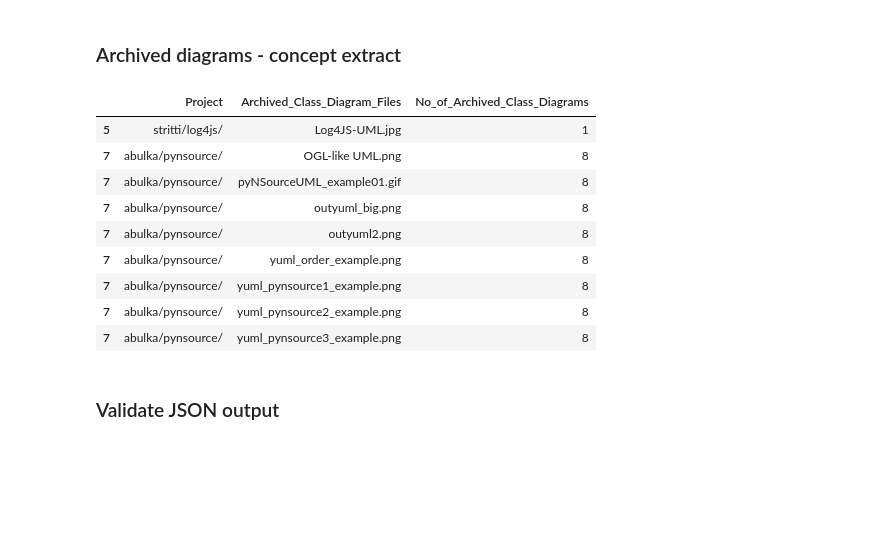
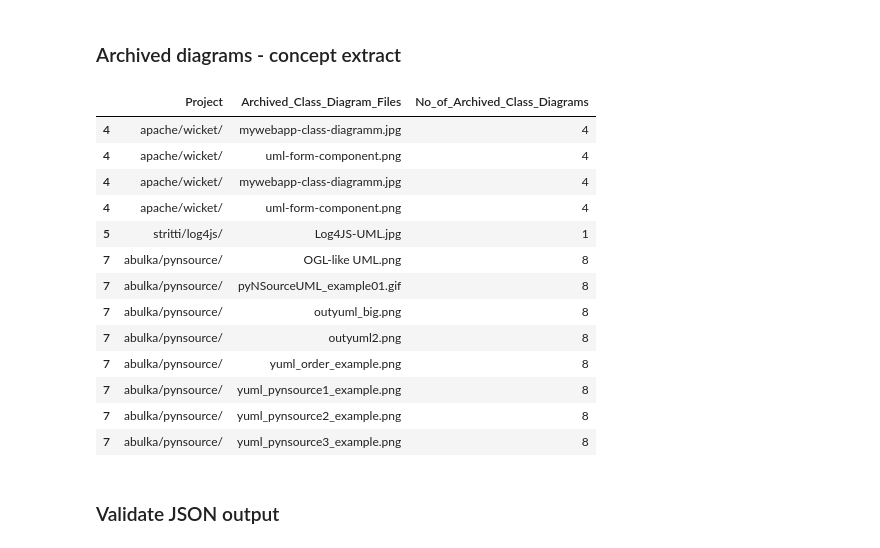
Before and after one commit to zakipauzi/uml_code_traceability, a Jupyter notebook: 3_extract_concepts.ipynb, the cells around one changed output. Drawn from its saved outputs; the diff is of its cells as text; code cells hidden in the pictures; blank space fills up the shorter version.

```diff
--- a/3_extract_concepts.ipynb
+++ b/3_extract_concepts.ipynb
@@ -356,20 +361,24 @@ for proj_name in outlier_proj_names:
 # %% [markdown]
 ### Archived diagrams - concept extract
 # %%
-outlier_proj_names = ['stritti/log4js/','abulka/pynsource/']
+outlier_proj_names = ['apache/wicket/','stritti/log4js/','abulka/pynsource/']
 
 out_sampled_cd_df_stars = pd.read_csv('out_sampled_cd_df_stars.csv')
 out_sampled_cd_df_stars['Archived_Class_Diagram_Files'] = out_sampled_cd_df_stars['Archived_Class_Diagram_Files'].apply(lambda x: ast.literal_eval(x))
 
 out_sampled_cd_df_stars = out_sampled_cd_df_stars[out_sampled_cd_df_stars['Project'].isin(outlier_proj_names)]
 out_sampled_cd_df_stars = out_sampled_cd_df_stars[['Project',	'Archived_Class_Diagram_Files',	'No_of_Archived_Class_Diagrams']]
 # explode the class diagram files
 out_sampled_cd_df_stars = out_sampled_cd_df_stars.explode('Archived_Class_Diagram_Files')
 # for every archived class diagram filepath, we only take the final base of the path name
 out_sampled_cd_df_stars['Archived_Class_Diagram_Files'] = out_sampled_cd_df_stars['Archived_Class_Diagram_Files'].apply(lambda x: os.path.basename(x))
 out_sampled_cd_df_stars
 # %% [output]
 |  | Project | Archived_Class_Diagram_Files | No_of_Archived_Class_Diagrams |
+| 4 | apache/wicket/ | mywebapp-class-diagramm.jpg | 4 |
+| 4 | apache/wicket/ | uml-form-component.png | 4 |
+| 4 | apache/wicket/ | mywebapp-class-diagramm.jpg | 4 |
+| 4 | apache/wicket/ | uml-form-component.png | 4 |
 | 5 | stritti/log4js/ | Log4JS-UML.jpg | 1 |
 | 7 | abulka/pynsource/ | OGL-like UML.png | 8 |
 | 7 | abulka/pynsource/ | pyNSourceUML_example01.gif | 8 |
```
Also changed, not shown: parts of 31 cells of this notebook, 5 other files.
